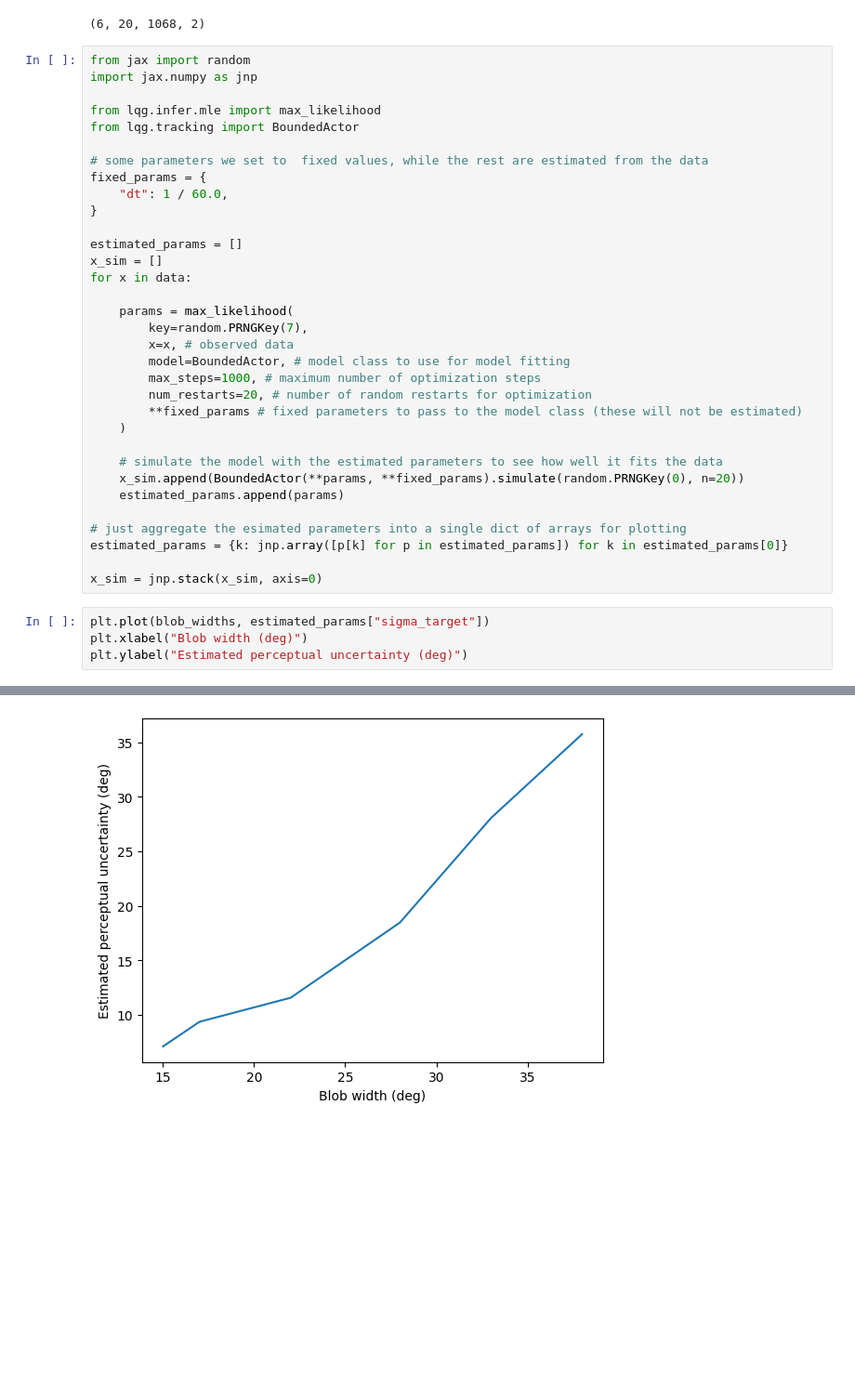
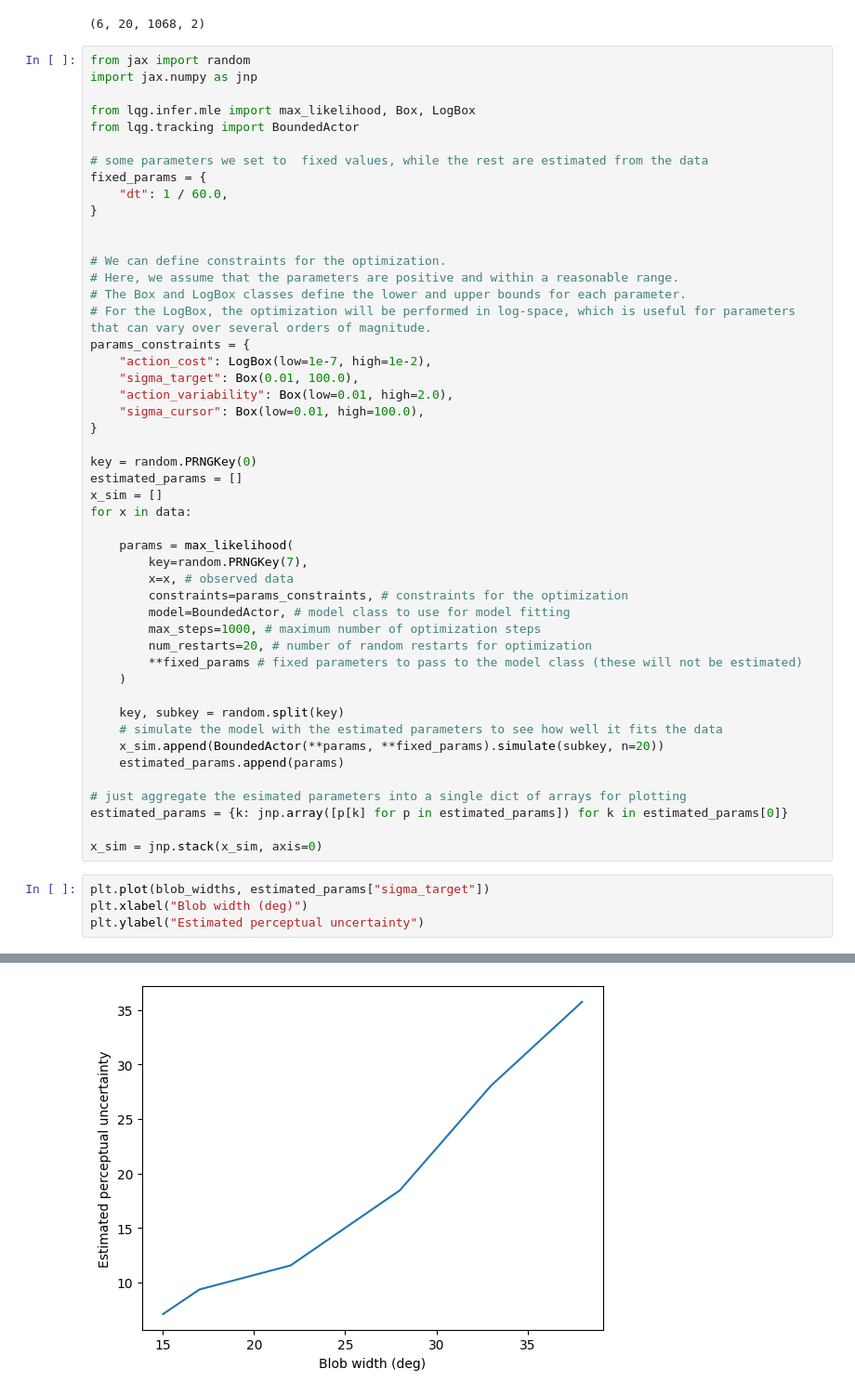
Before and after one commit to RothkopfLab/lqg, a Jupyter notebook: notebooks/BonnenData-MLEs.ipynb, the cells around one changed output, grey strips where cells are left out. Shown at 93% size. Drawn from its saved outputs; the diff is of its cells as text; blank space fills up the shorter version.

Commit message:
Add explanation of bounds to data example notebook

```diff
--- a/notebooks/BonnenData-MLEs.ipynb
+++ b/notebooks/BonnenData-MLEs.ipynb
@@ -15,7 +15,7 @@ data.shape
 from jax import random
 import jax.numpy as jnp
 
-from lqg.infer.mle import max_likelihood
+from lqg.infer.mle import max_likelihood, Box, LogBox
 from lqg.tracking import BoundedActor
 
 # some parameters we set to  fixed values, while the rest are estimated from the data
@@ -23,6 +23,19 @@ fixed_params = {
     "dt": 1 / 60.0,
 }
 
+
+# We can define constraints for the optimization.
+# Here, we assume that the parameters are positive and within a reasonable range.
+# The Box and LogBox classes define the lower and upper bounds for each parameter.
+# For the LogBox, the optimization will be performed in log-space, which is useful for parameters that can vary over several orders of magnitude.
+params_constraints = {
+    "action_cost": LogBox(low=1e-7, high=1e-2),
+    "sigma_target": Box(0.01, 100.0),
+    "action_variability": Box(low=0.01, high=2.0),
+    "sigma_cursor": Box(low=0.01, high=100.0),
+}
+
+key = random.PRNGKey(0)
 estimated_params = []
 x_sim = []
 for x in data:
@@ -30,14 +43,16 @@ for x in data:
     params = max_likelihood(
         key=random.PRNGKey(7),
         x=x, # observed data
+        constraints=params_constraints, # constraints for the optimization
         model=BoundedActor, # model class to use for model fitting
         max_steps=1000, # maximum number of optimization steps
         num_restarts=20, # number of random restarts for optimization
         **fixed_params # fixed parameters to pass to the model class (these will not be estimated)
     )
 
+    key, subkey = random.split(key)
     # simulate the model with the estimated parameters to see how well it fits the data
-    x_sim.append(BoundedActor(**params, **fixed_params).simulate(random.PRNGKey(0), n=20))
+    x_sim.append(BoundedActor(**params, **fixed_params).simulate(subkey, n=20))
     estimated_params.append(params)
 
 # just aggregate the esimated parameters into a single dict of arrays for plotting
@@ -47,5 +62,5 @@ x_sim = jnp.stack(x_sim, axis=0)
 # %%
 plt.plot(blob_widths, estimated_params["sigma_target"])
 plt.xlabel("Blob width (deg)")
-plt.ylabel("Estimated perceptual uncertainty (deg)")
+plt.ylabel("Estimated perceptual uncertainty")
 # %% [output]
@@ -53,4 +68,4 @@ Text(0, 0.5, 'Estimated perceptual uncertainty (deg)')
-[figure, old version]
+[figure, new version]
 # %%
 from lqg import xcorr
 
```
Also changed, not shown: parts of 2 cells of this notebook.
